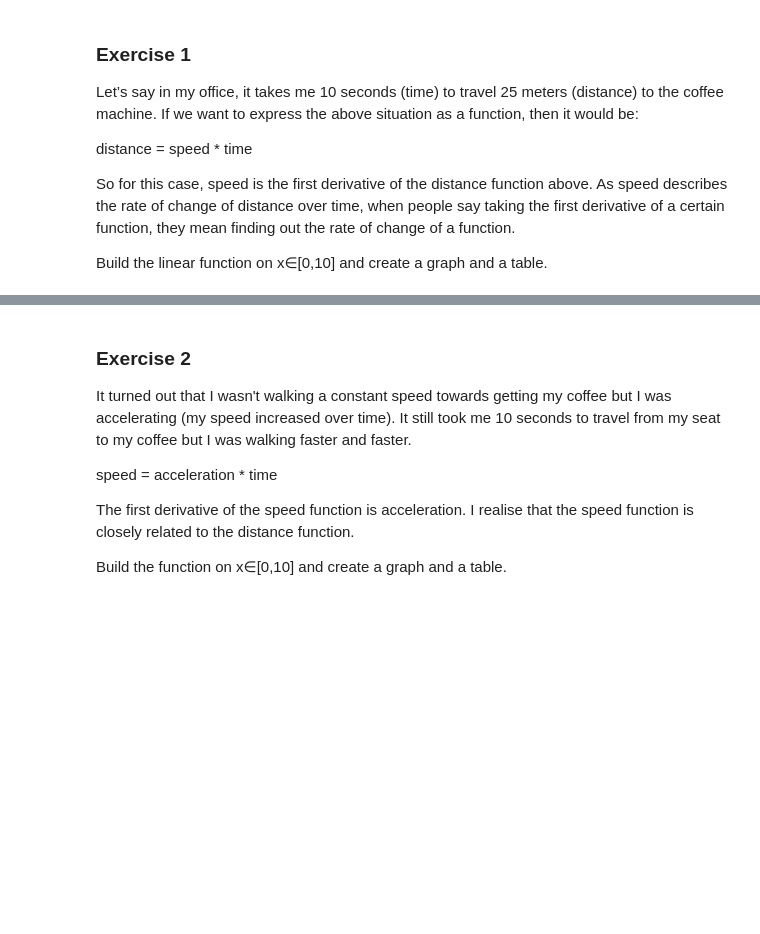
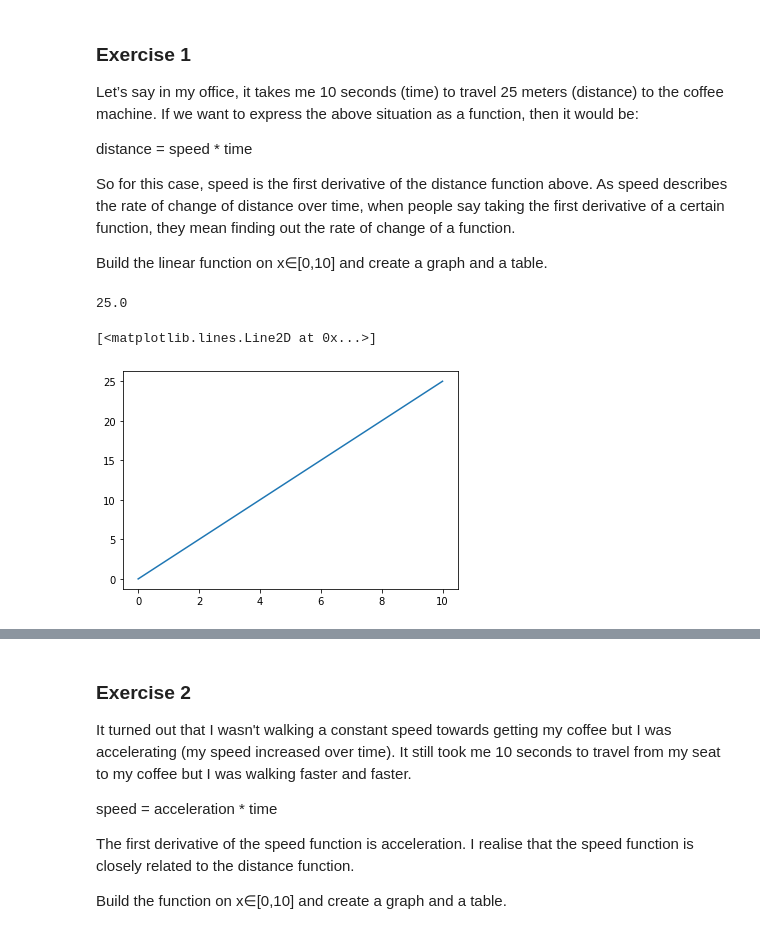
Before and after one commit to xalejandrow/calculus-and-algebra-problems-with-python, a Jupyter notebook: problems.ipynb, the cells around one changed output, grey strips where cells are left out. Saved outputs shown, nothing was run; the diff lists cells and outputs as text; code cells hidden in the pictures; blank space fills up the shorter version.

```diff
--- a/problems.ipynb
+++ b/problems.ipynb
@@ -24,10 +24,24 @@ So for this case, speed is the first derivative of the distance function above.
 Build the linear function on x∈[0,10] and create a graph and a table.
 # %%
 #import libraries
-
+import numpy as np
+import pandas as pd
+import matplotlib.pyplot as plt
+%matplotlib inline
 
 #define function and domain
+def fDistance(time):
+    return time * 2.5
+
+print(fDistance(10))
+# %% [output]
+25.0
 # %%
 #plot of function on domain
+x = np.linspace(0,10,100)
+plt.plot(x, fDistance(x))
+# %% [output]
+[<matplotlib.lines.Line2D at 0x...>]
+[figure, added]
 # %%
 # create a dataframe
```
Also changed, not shown: parts of 3 cells of this notebook.
